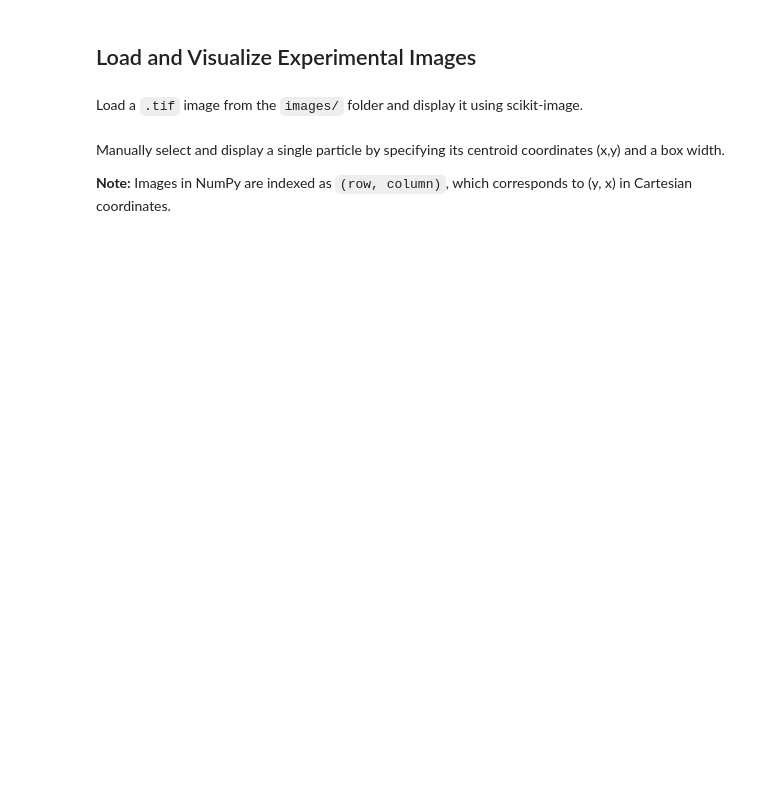
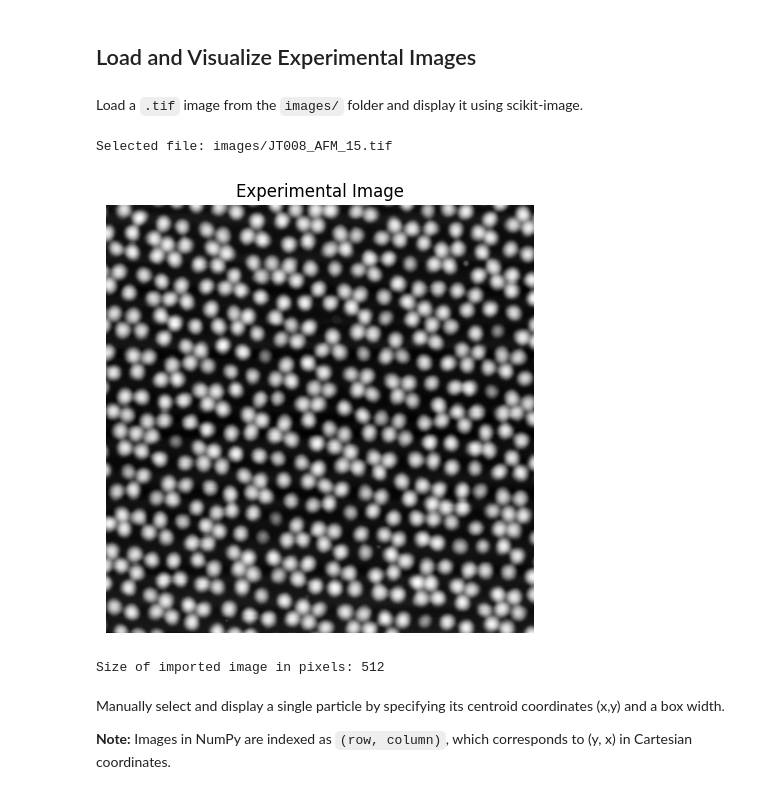
Before and after one commit to softmatterlab/ParticleTracking, a Jupyter notebook: tutorial/detection/spheres/detection_spheres.ipynb, the cells around one changed output. Cells and saved outputs as stored; diff of their text form; code cells hidden in the pictures; blank space fills up the shorter version.

```diff
--- a/tutorial/detection/spheres/detection_spheres.ipynb
+++ b/tutorial/detection/spheres/detection_spheres.ipynb
@@ -117,32 +124,37 @@ Load a `.tif` image from the `images/` folder and display it using scikit-image.
 # %%
 # Define the folder and image file name.
 image_folder = "images"
 image_file_name = "JT008_AFM_15.tif"
 
 # Construct the full path.
 image_path = os.path.join(image_folder, image_file_name)
 
 # Create an instance of the loaded file using SciKit.
-image = skimage.io.imread(image_path)
+exp_image = skimage.io.imread(image_path)
 
-# Crop the image to a square.
-image = image[:640, :640]
+# Get the shape of the image.
+assert exp_image.shape[0] == exp_image.shape[1], "Warning: Image is not square!"
+exp_image_size = exp_image.shape[0]
 
 # Print the name of the selected file.
 print("Selected file:", image_path)
 
 # Open a figure instance.
 plt.figure()
 
 # Plot the image in grayscale.
-plt.imshow(image, cmap='gray')
+plt.imshow(exp_image, cmap='gray')
 plt.axis('off')
 plt.title("Experimental Image")
 plt.tight_layout()
 plt.show()
 
 # Print the image size in pixels.
-print(f"Size of imported image in pixels: {image.shape}")
+print(f"Size of imported image in pixels: {exp_image_size}")
+# %% [output]
+Selected file: images/JT008_AFM_15.tif
+[figure, added]
+Size of imported image in pixels: 512
 # %% [markdown]
 Manually select and display a single particle by specifying its centroid coordinates (x,y) and a box width.
 
```
Also changed, not shown: parts of 39 cells of this notebook, 11 other files.
